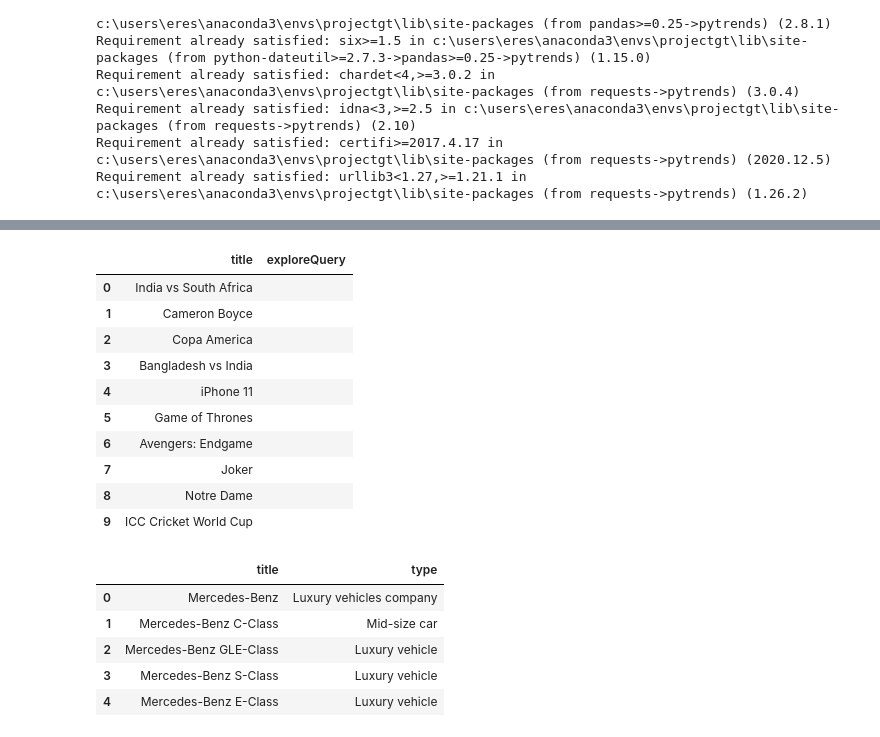
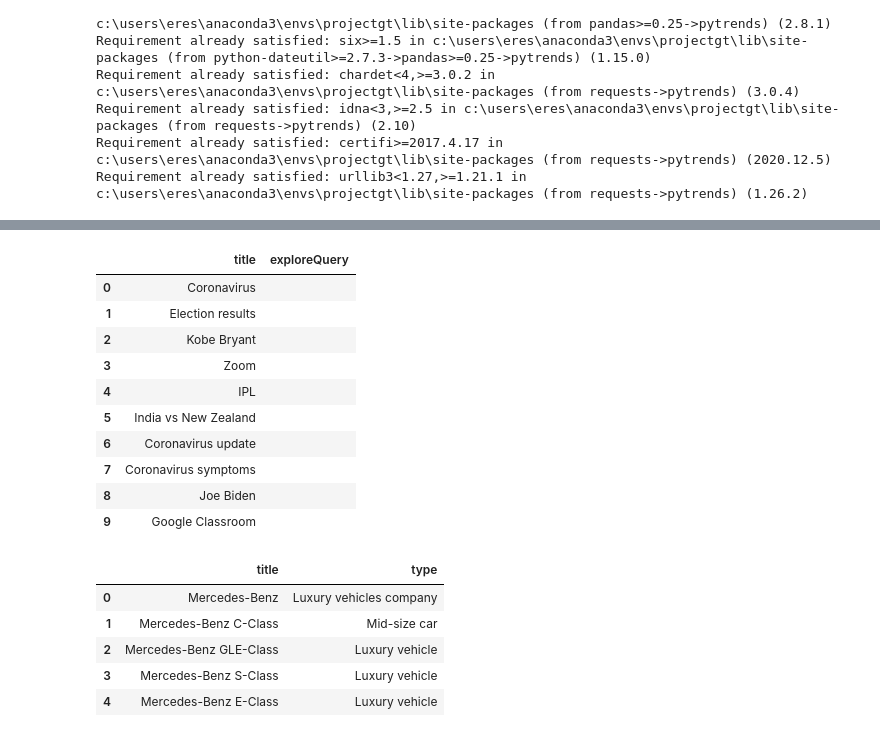
Before and after one commit to gelopez21/Project2, a Jupyter notebook: gTrends.ipynb, the cells around one changed output, grey strips where cells are left out. Drawn from its saved outputs; the diff is of its cells as text; code cells hidden in the pictures.

```diff
--- a/gTrends.ipynb
+++ b/gTrends.ipynb
@@ -53,20 +65,20 @@ df.head(11)
 df = pytrend.today_searches(pn='US')
 # %%
 #Google Top Charts
-df = pytrend.top_charts(2019, hl='en-US', tz=300, geo='GLOBAL')
+df = pytrend.top_charts(2020, hl='en-US', tz=300, geo='GLOBAL')
 df.head(10)
 # %% [output]
 |  | title | exploreQuery |
-| 0 | India vs South Africa |  |
-| 1 | Cameron Boyce |  |
-| 2 | Copa America |  |
-| 3 | Bangladesh vs India |  |
-| 4 | iPhone 11 |  |
-| 5 | Game of Thrones |  |
-| 6 | Avengers: Endgame |  |
-| 7 | Joker |  |
-| 8 | Notre Dame |  |
-| 9 | ICC Cricket World Cup |  |
+| 0 | Coronavirus |  |
+| 1 | Election results |  |
+| 2 | Kobe Bryant |  |
+| 3 | Zoom |  |
+| 4 | IPL |  |
+| 5 | India vs New Zealand |  |
+| 6 | Coronavirus update |  |
+| 7 | Coronavirus symptoms |  |
+| 8 | Joe Biden |  |
+| 9 | Google Classroom |  |
 # %%
 #Google Keyword Suggestions
 keywords = pytrend.suggestions(keyword='Mercedes Benz')
```
Also changed, not shown: parts of 6 cells of this notebook, 8 other files.
